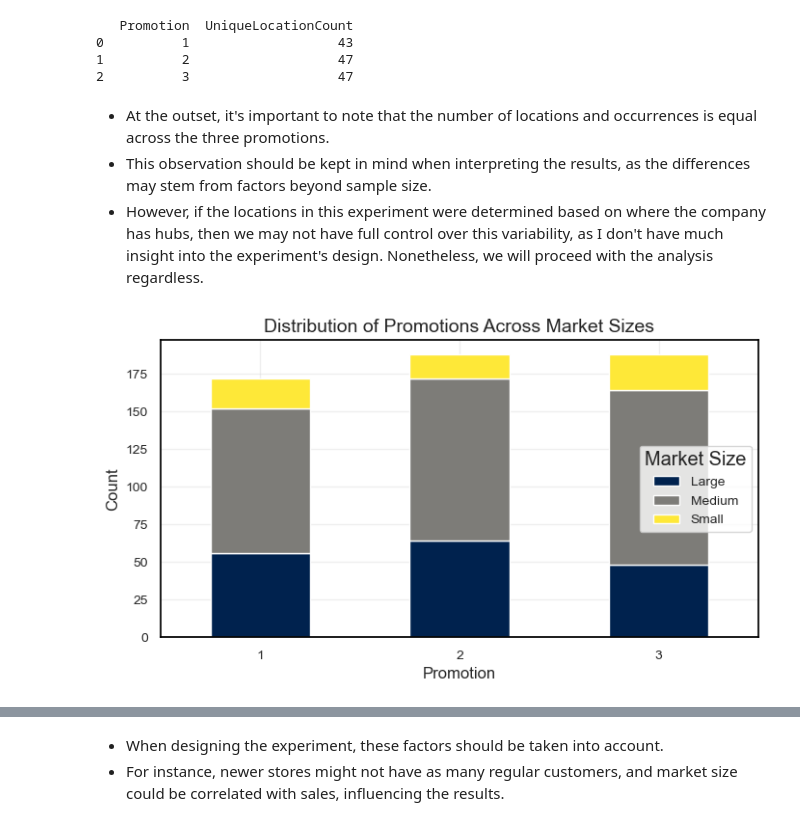
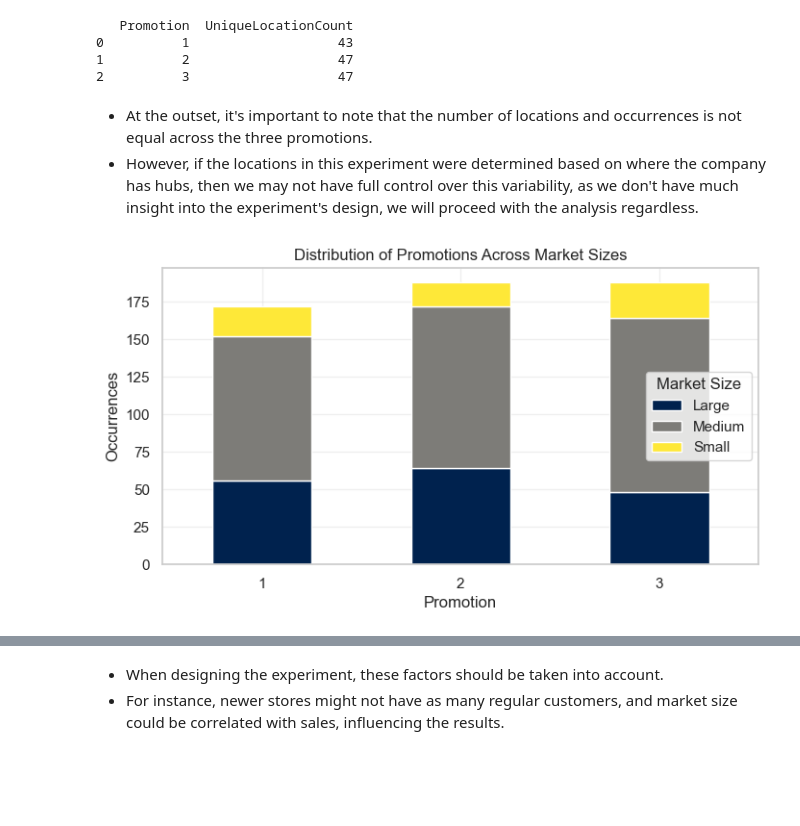
Before and after one commit to dsilva1994/MarketPromo-Insights-A-B-Testing-Sales-Impact, a Jupyter notebook: A-B Testing Analysis.ipynb, the cells around one changed output, grey strips where cells are left out. Saved outputs shown, nothing was run; the diff lists cells and outputs as text; code cells hidden in the pictures; blank space fills up the shorter version.

```diff
--- a/A-B Testing Analysis.ipynb
+++ b/A-B Testing Analysis.ipynb
@@ -145,28 +145,27 @@ print(location_counts_per_promotion)
 1          2                   47
 2          3                   47
 # %% [markdown]
-- At the outset, it's important to note that the number of locations and occurrences is equal across the three promotions.
-- This observation should be kept in mind when interpreting the results, as the differences may stem from factors beyond sample size.
-- However, if the locations in this experiment were determined based on where the company has hubs, then we may not have full control over this variability, as I don't have much insight into the experiment's design. Nonetheless, we will proceed with the analysis regardless.
+- At the outset, it's important to note that the number of locations and occurrences is not equal across the three promotions.
+- However, if the locations in this experiment were determined based on where the company has hubs, then we may not have full control over this variability, as we don't have much insight into the experiment's design, we will proceed with the analysis regardless.
 # %%
 market_size_counts = (
     data.groupby("Promotion")["MarketSize"].value_counts().reset_index(name="Count")
 )
 
 
 market_size_pivot = market_size_counts.pivot(
     index="Promotion", columns="MarketSize", values="Count"
 ).fillna(0)
 
 market_size_pivot.plot(kind="bar", stacked=True, figsize=(8, 4), colormap="cividis")
 
 
 plt.xlabel("Promotion")
 plt.xticks(rotation=0)
-plt.ylabel("Count")
+plt.ylabel("Occurrences")
+plt.legend(title="Market Size", loc="center right")
 plt.title("Distribution of Promotions Across Market Sizes")
-plt.legend(title="Market Size")
 plt.show()
 # %% [output]
-[figure, old version]
+[figure, new version]
 # %% [markdown]
```
Also changed, not shown: parts of 13 cells of this notebook.
